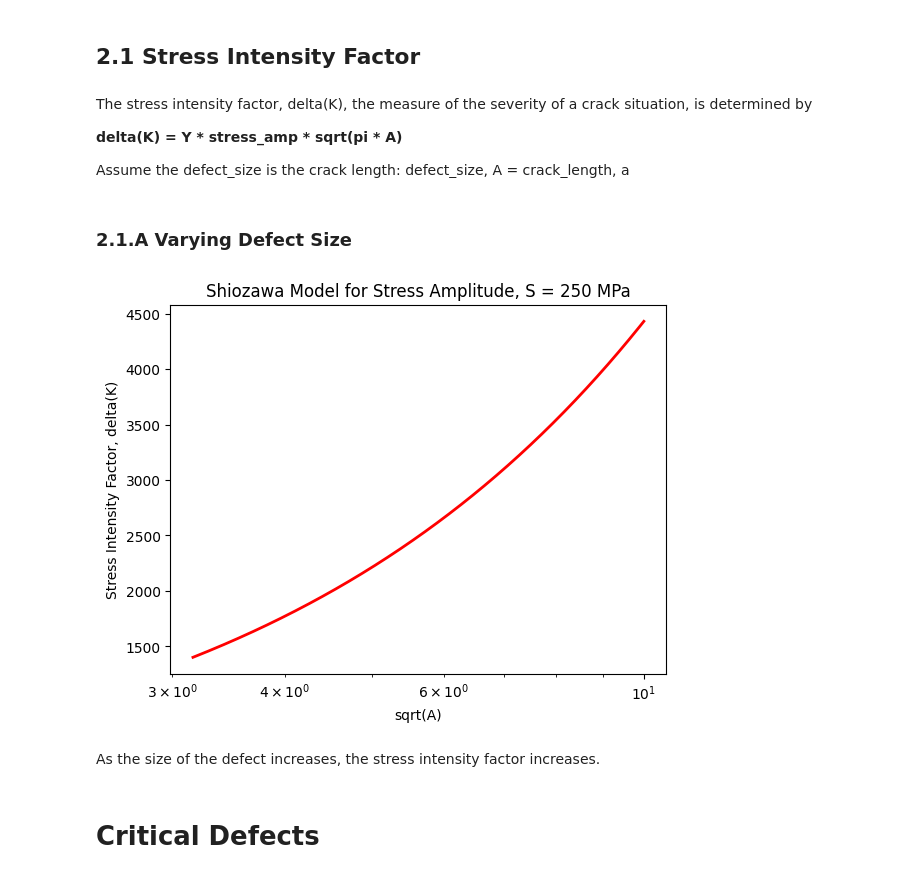
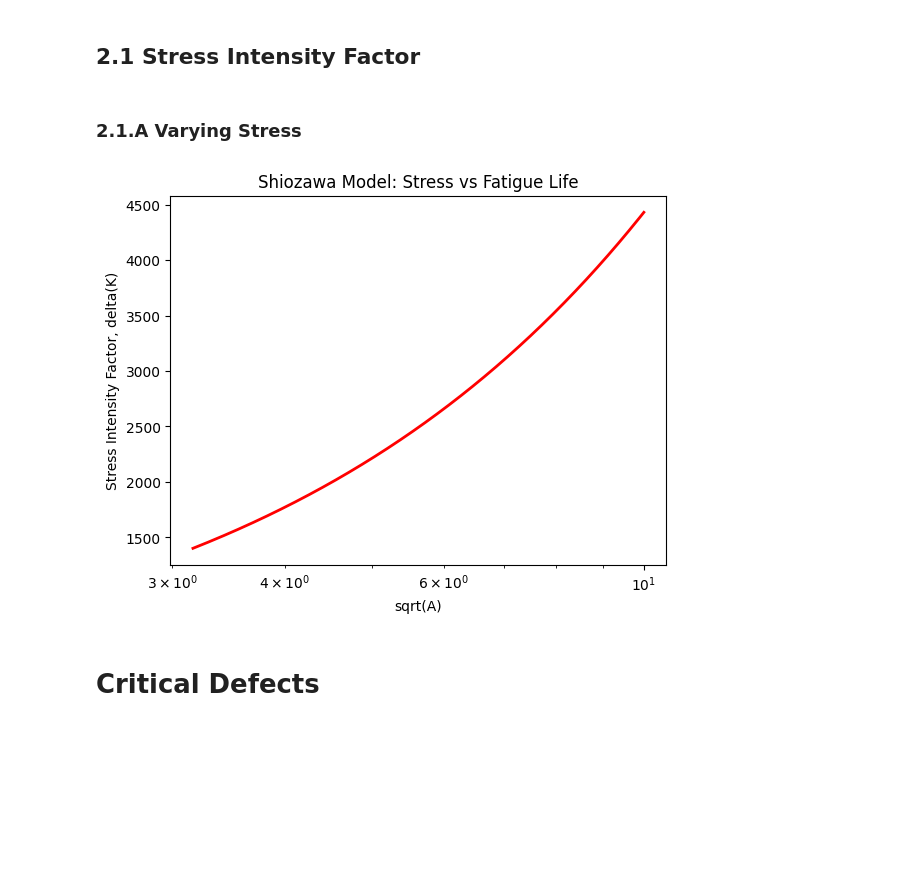
Before and after one commit to jessk816/pinn, a Jupyter notebook: models/deterministic.ipynb, the cells around one changed output. Drawn from its saved outputs; the diff is of its cells as text; code cells hidden in the pictures; blank space fills up the shorter version.

```diff
--- a/models/deterministic.ipynb
+++ b/models/deterministic.ipynb
@@ -269,12 +251,6 @@ A lower material constant results in a lower number of cycles, whereas higher C
 # 2. Shiozawa Curves
 # %% [markdown]
 ## 2.1 Stress Intensity Factor
-# %% [markdown]
-The stress intensity factor, delta(K), the measure of the severity of a crack situation, is determined by
-
-**delta(K) = Y * stress_amp * sqrt(pi * A)**
-
-Assume the defect_size is the crack length: defect_size, A = crack_length, a
 # %%
 # define function to compute stress intensity factor, delta(K)
 def stress_intensity_factor(stress_amp, defect_size):
@@ -282,25 +261,24 @@ def stress_intensity_factor(stress_amp, defect_size):
 # %% [markdown]
-### 2.1.A Varying Defect Size
+### 2.1.A Varying Stress
 # %%
 # data
-S_fixed = 250                                           # fixed stress amplitude, S, [MPa]
-delta_K = stress_intensity_factor(S_fixed, defect_vary) # calculate stress intensity factor, delta(K)
-sqrt_A = np.sqrt(defect_vary)                           # sqrt(A)
+S_fixed = 250                                       # fixed stress amplitude, S, [MPa]
+delta_K = stress_intensity_factor(S_fixed, defect_vary)
 
 # scatter plot of delta(K) vs sqrt(A)
-plt.plot(sqrt_A, delta_K, color='red', linewidth=2, markersize=12)
+plt.plot(np.sqrt(defect_vary), delta_K, color='red', linewidth=2, markersize=12)
 plt.xscale('log')
 
 # axis labels
-plt.title('Shiozawa Model for Stress Amplitude, S = 250 MPa')
+plt.title('Shiozawa Model: Stress vs Fatigue Life')
 plt.xlabel('sqrt(A)')
 plt.ylabel('Stress Intensity Factor, delta(K)')
 
+plt.xscale('log')
+
 plt.show()
 # %% [output]
-[figure, old version]
+[figure, new version]
-# %% [markdown]
-As the size of the defect increases, the stress intensity factor increases.
 # %% [markdown]
 # Critical Defects
 # %% [markdown]
```
Also changed, not shown: parts of 14 cells of this notebook.
